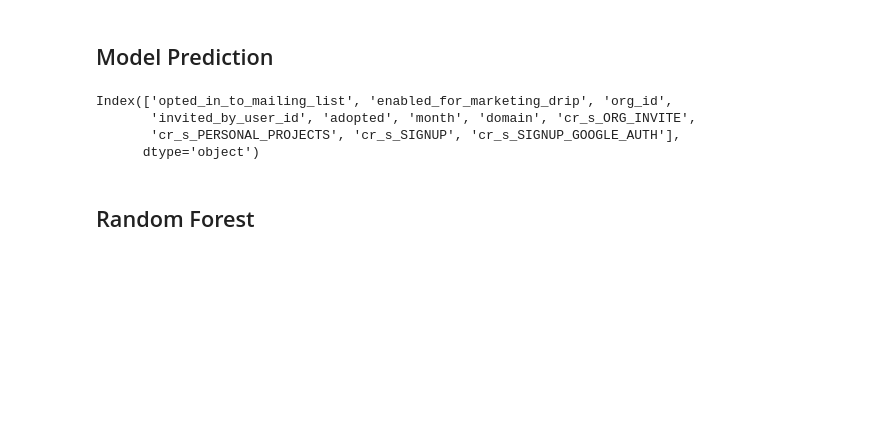
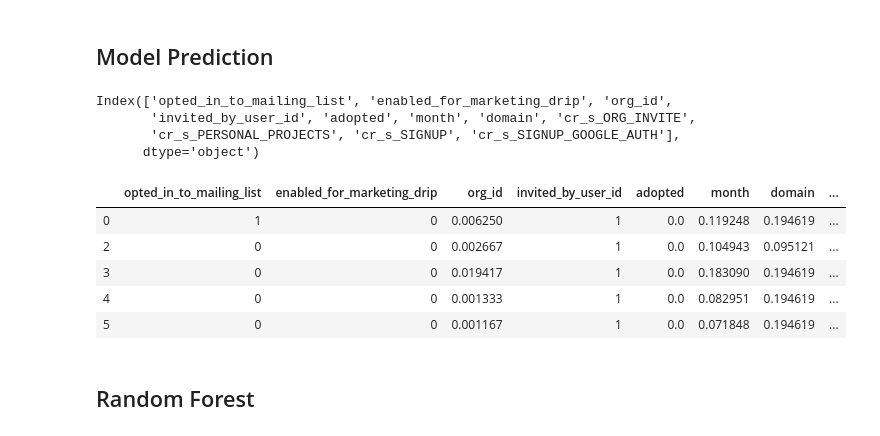
Before and after one commit to mb-la/Take-Home-Challenges, a Jupyter notebook: relax_challenge/relax_data_science_challenge.ipynb, the cells around one changed output. Saved outputs shown, nothing was run; the diff lists cells and outputs as text; code cells hidden in the pictures; blank space fills up the shorter version.

```diff
--- a/relax_challenge/relax_data_science_challenge.ipynb
+++ b/relax_challenge/relax_data_science_challenge.ipynb
@@ -340,6 +340,15 @@ Index(['opted_in_to_mailing_list', 'enabled_for_marketing_drip', 'org_id',
        'invited_by_user_id', 'adopted', 'month', 'domain', 'cr_s_ORG_INVITE',
        'cr_s_PERSONAL_PROJECTS', 'cr_s_SIGNUP', 'cr_s_SIGNUP_GOOGLE_AUTH'],
       dtype='object')
+# %%
+df_upsampled.head()
+# %% [output]
+|  | opted_in_to_mailing_list | enabled_for_marketing_drip | org_id | invited_by_user_id | adopted | month | domain | ... |
+| 0 | 1 | 0 | 0.006250 | 1 | 0.0 | 0.119248 | 0.194619 | ... |
+| 2 | 0 | 0 | 0.002667 | 1 | 0.0 | 0.104943 | 0.095121 | ... |
+| 3 | 0 | 0 | 0.019417 | 1 | 0.0 | 0.183090 | 0.194619 | ... |
+| 4 | 0 | 0 | 0.001333 | 1 | 0.0 | 0.082951 | 0.194619 | ... |
+| 5 | 0 | 0 | 0.001167 | 1 | 0.0 | 0.071848 | 0.194619 | ... |
 # %% [markdown]
 ## Random Forest
 # %%
```
Also changed, not shown: parts of 1 cell of this notebook.
